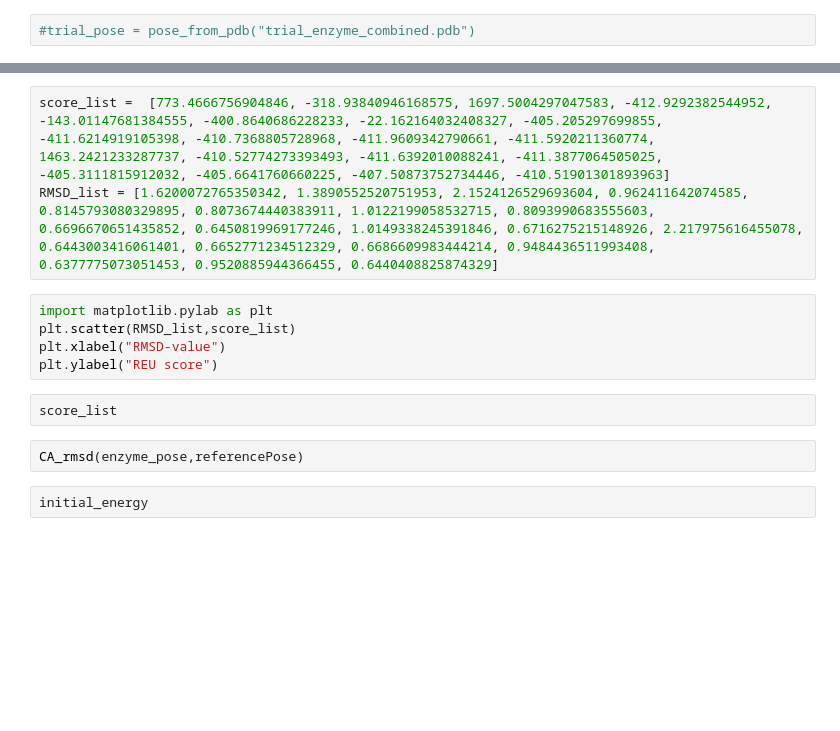
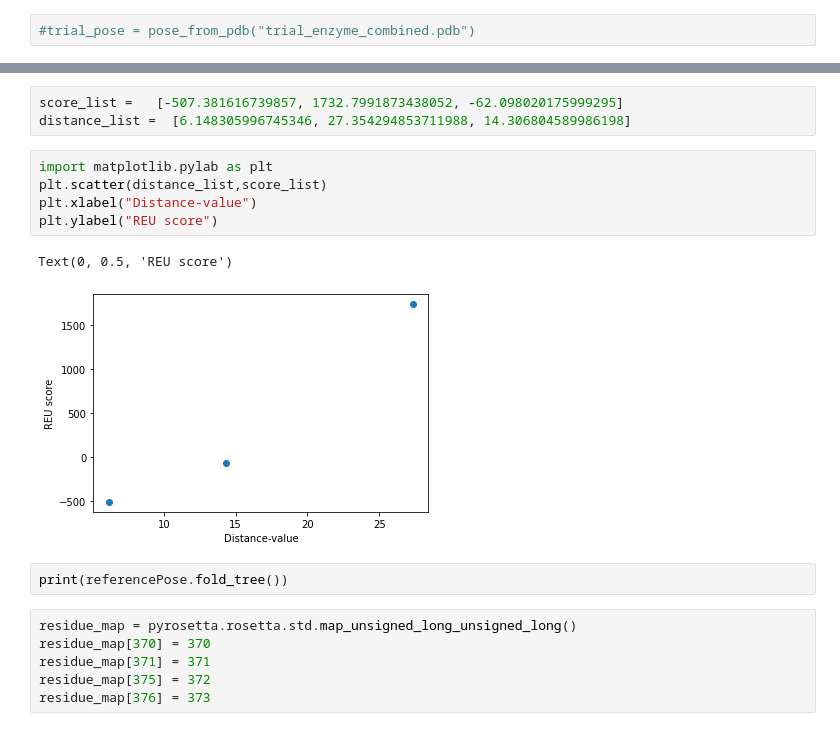
Before and after one commit to Souvadra/Core2_Glycosyltransferase_Prototype, a Jupyter notebook: core2formation-experiments.ipynb, the cells around one changed output, grey strips where cells are left out. Drawn from its saved outputs; the diff is of its cells as text; blank space fills up the shorter version.

```diff
--- a/core2formation-experiments.ipynb
+++ b/core2formation-experiments.ipynb
@@ -390,14 +318,19 @@ FOLD_TREE  EDGE 288 1 -1  EDGE 288 494 -1  EDGE 288 497 1  EDGE 288 495 2  EDGE
-# %%
-score_list =  [773.4666756904846, -318.93840946168575, 1697.5004297047583, -412.9292382544952, -143.01147681384555, -400.8640686228233, -22.162164032408327, -405.205297699855, -411.6214919105398, -410.7368805728968, -411.9609342790661, -411.5920211360774, 1463.2421233287737, -410.52774273393493, -411.6392010088241, -411.3877064505025, -405.3111815912032, -405.6641760660225, -407.50873752734446, -410.51901301893963]
-RMSD_list = [1.6200072765350342, 1.3890552520751953, 2.1524126529693604, 0.962411642074585, 0.8145793080329895, 0.8073674440383911, 1.0122199058532715, 0.8093990683555603, 0.6696670651435852, 0.6450819969177246, 1.0149338245391846, 0.6716275215148926, 2.217975616455078, 0.6443003416061401, 0.6652771234512329, 0.6686609983444214, 0.9484436511993408, 0.6377775073051453, 0.9520885944366455, 0.6440408825874329]
+# %%
+score_list =   [-507.381616739857, 1732.7991873438052, -62.098020175999295]
+distance_list =  [6.148305996745346, 27.354294853711988, 14.306804589986198]
 # %%
 import matplotlib.pylab as plt
-plt.scatter(RMSD_list,score_list)
-plt.xlabel("RMSD-value")
+plt.scatter(distance_list,score_list)
+plt.xlabel("Distance-value")
 plt.ylabel("REU score")
+# %% [output]
+Text(0, 0.5, 'REU score')
+[figure, added]
-# %%
-score_list
-# %%
-CA_rmsd(enzyme_pose,referencePose)
-# %%
-initial_energy
+# %%
+print(referencePose.fold_tree())
+# %%
+residue_map = pyrosetta.rosetta.std.map_unsigned_long_unsigned_long()
+residue_map[370] = 370
+residue_map[371] = 371
+residue_map[375] = 372
+residue_map[376] = 373
```
Also changed, not shown: parts of 27 cells of this notebook.
